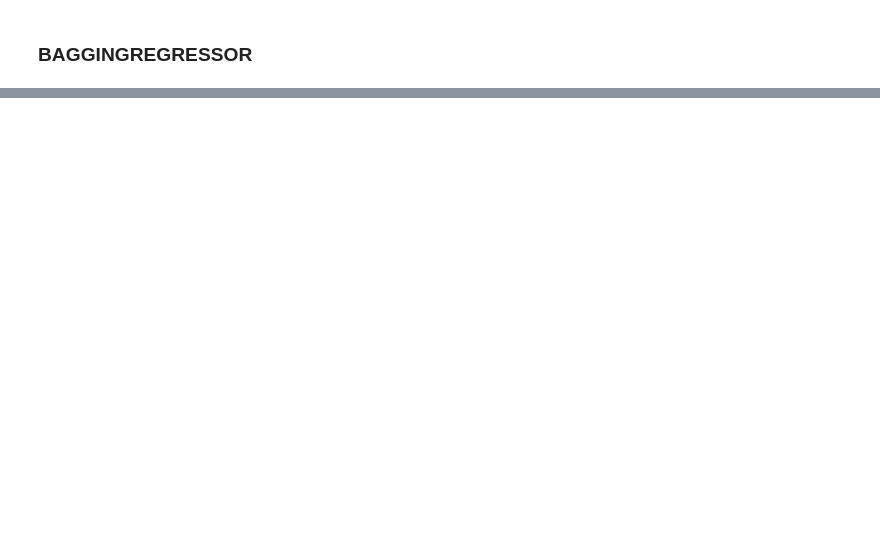
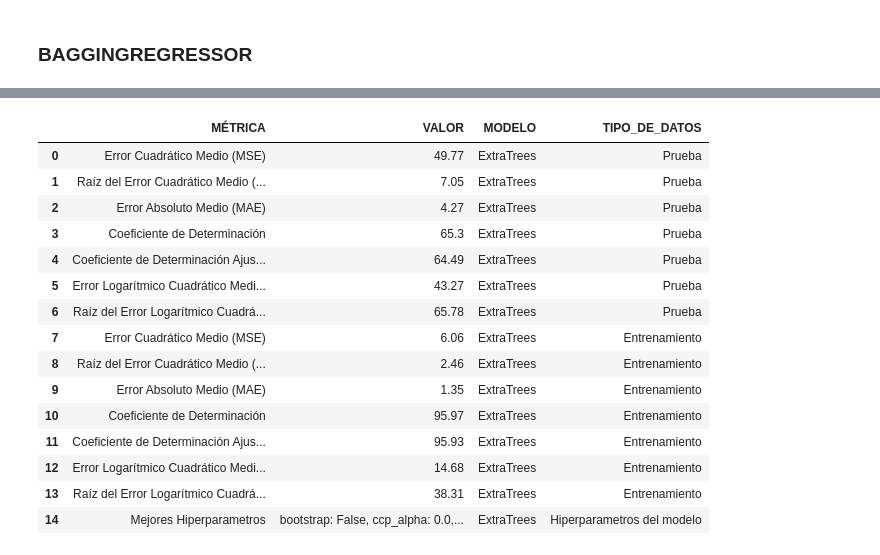
Before and after one commit to CamiloeSotoS/UNIVERSIDAD-DISTRITAL-PROYECTO, a Jupyter notebook: MÓDULO ANALÍTICA PREDICTIVA/MÓDULO_ANALITICA_MODELOS_REGRESION_DEF.ipynb, the cells around one changed output, grey strips where cells are left out. Saved outputs shown, nothing was run; the diff lists cells and outputs as text; code cells hidden in the pictures; blank space fills up the shorter version.

```diff
--- a/MÓDULO ANALÍTICA PREDICTIVA/MÓDULO_ANALITICA_MODELOS_REGRESION_DEF.ipynb
+++ b/MÓDULO ANALÍTICA PREDICTIVA/MÓDULO_ANALITICA_MODELOS_REGRESION_DEF.ipynb
@@ -1036,0 +1488,31 @@ from sklearn.tree import DecisionTreeRegressor
+# %%
+# Predecir las etiquetas para los datos de prueba
+resultados_df_extra = pd.DataFrame(columns=['MÉTRICA', 'VALOR'])
+# Predicciones del modelo
+Y_pred = modelo_extra.predict(X_tst)
+
+# Cálculo de métricas
+mse = mean_squared_error(Y_tst, Y_pred)
+rmse = np.sqrt(mse)
+mae = mean_absolute_error(Y_tst, Y_pred)
+r2 = r2_score(Y_tst, Y_pred)
+msle = mean_squared_log_error(Y_tst, Y_pred)
+rmsle = np.sqrt(msle)
+n = len(Y_tst)
+k = X_tst.shape[1]
+r2_ajustado = 1 - ((1 - r2) * (n - 1) / (n - k - 1))
+
+# Crear un DataFrame para cada métrica
+df_MSE = pd.DataFrame({'MÉTRICA': ['Error Cuadrático Medio (MSE)'], 'VALOR': [round(mse, 2)]})
+df_RMSE= pd.DataFrame({'MÉTRICA': ['Raíz del Error Cuadrático Medio (RMSE)'], 'VALOR': [round(rmse, 2)]})
+df_MAE = pd.DataFrame({'MÉTRICA': ['Error Absoluto Medio (MAE)'], 'VALOR': [round(mae, 2)]})
+df_R2 = pd.DataFrame({'MÉTRICA': ['Coeficiente de Determinación'], 'VALOR': [round(r2*100, 2)]})
+df_R2A = pd.DataFrame({'MÉTRICA': ['Coeficiente de Determinación Ajustado'], 'VALOR': [round(r2_ajustado*100, 2)]})
+df_MSLE=pd.DataFrame({'MÉTRICA': ['Error Logarítmico Cuadrático Medio (MSLE)'], 'VALOR': [round(msle*100, 2)]})
+df_RMSLE=pd.DataFrame({'MÉTRICA': ['Raíz del Error Logarítmico Cuadrático Medio (RMSLE)'], 'VALOR': [round(rmsle*100, 2)]})
+# Concatenar los DataFrames
+resultados_df_extra_prueba = pd.concat([resultados_df_extra, df_MSE,df_RMSE,df_MAE,df_R2,df_R2A,df_MSLE,df_RMSLE], ignore_index=True)
+resultados_df_extra_prueba["MODELO"]='ExtraTrees'
+resultados_df_extra_prueba["TIPO_DE_DATOS"]='Prueba'
+# Imprimir el DataFrame con los resultados
+resultados_df_extra_prueba
@@ -1036,0 +1528,3 @@ from sklearn.tree import DecisionTreeRegressor
+# %%
+mejores_hiperparametros_extra = modelo_extra.get_params()
+mejores_hiperparametros_extra
@@ -1036,0 +1550,27 @@ from sklearn.tree import DecisionTreeRegressor
+# %%
+cadena_hiperparametros_extra = ', '.join([f"{key}: {value}" for key, value in mejores_hiperparametros_extra.items()])
+df_hiperparametros_extra = pd.DataFrame({
+    'MÉTRICA': ['Mejores Hiperparametros'],
+    'VALOR': [cadena_hiperparametros_extra],
+    'MODELO': ['ExtraTrees'],
+    'TIPO_DE_DATOS': ['Hiperparametros del modelo']
+})
+resultados_df_extra = pd.concat([resultados_df_extra_prueba,resultados_df_extra_entrenamiento,df_hiperparametros_extra], ignore_index=True)
+resultados_df_extra
+# %% [output]
+|  | MÉTRICA | VALOR | MODELO | TIPO_DE_DATOS |
+| 0 | Error Cuadrático Medio (MSE) | 49.77 | ExtraTrees | Prueba |
+| 1 | Raíz del Error Cuadrático Medio (... | 7.05 | ExtraTrees | Prueba |
+| 2 | Error Absoluto Medio (MAE) | 4.27 | ExtraTrees | Prueba |
+| 3 | Coeficiente de Determinación | 65.3 | ExtraTrees | Prueba |
+| 4 | Coeficiente de Determinación Ajus... | 64.49 | ExtraTrees | Prueba |
+| 5 | Error Logarítmico Cuadrático Medi... | 43.27 | ExtraTrees | Prueba |
+| 6 | Raíz del Error Logarítmico Cuadrá... | 65.78 | ExtraTrees | Prueba |
+| 7 | Error Cuadrático Medio (MSE) | 6.06 | ExtraTrees | Entrenamiento |
+| 8 | Raíz del Error Cuadrático Medio (... | 2.46 | ExtraTrees | Entrenamiento |
+| 9 | Error Absoluto Medio (MAE) | 1.35 | ExtraTrees | Entrenamiento |
+| 10 | Coeficiente de Determinación | 95.97 | ExtraTrees | Entrenamiento |
+| 11 | Coeficiente de Determinación Ajus... | 95.93 | ExtraTrees | Entrenamiento |
+| 12 | Error Logarítmico Cuadrático Medi... | 14.68 | ExtraTrees | Entrenamiento |
+| 13 | Raíz del Error Logarítmico Cuadrá... | 38.31 | ExtraTrees | Entrenamiento |
+| 14 | Mejores Hiperparametros | bootstrap: False, ccp_alpha: 0.0,... | ExtraTrees | Hiperparametros del modelo |
```
Also changed, not shown: parts of 27 cells of this notebook.
